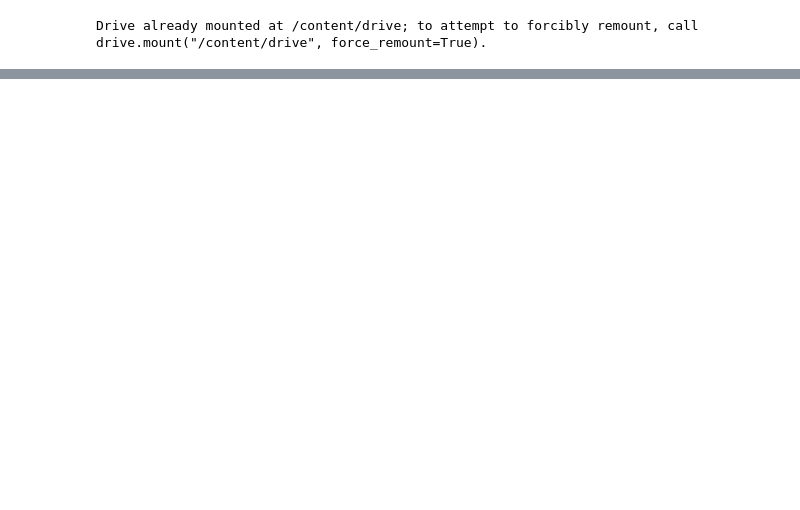
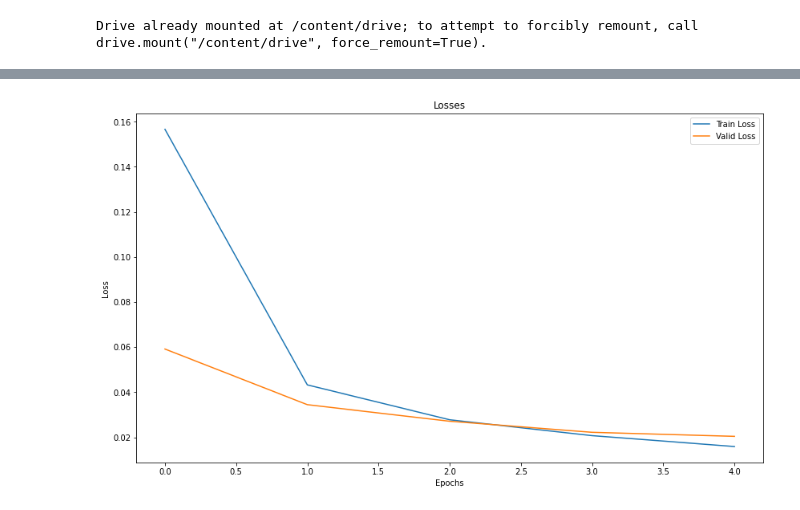
Before and after one commit to OscarChang46/de-identify-sensitive-data-for-cybersecurity-use-cases-e.g.-PII-and-PHI-data-in-unstructured-text-an, a Jupyter notebook: conll_2003baseline.ipynb, the cells around one changed output, grey strips where cells are left out. Cells and saved outputs as stored; diff of their text form; code cells hidden in the pictures; blank space fills up the shorter version.

```diff
--- a/conll_2003baseline.ipynb
+++ b/conll_2003baseline.ipynb
@@ -37,0 +57,11 @@ import matplotlib.pyplot as plt
+# %%
+base_path = './drive/MyDrive/berkeley/capstone/demo/conll2003/'
+
+train_samples = load_sentences(base_path + 'train.txt')
+test_samples = load_sentences(base_path + 'test.txt')
+valid_samples = load_sentences(base_path + 'valid.txt')
+
+samples = train_samples + test_samples
+
+schema = ['_'] + sorted({tag for sentence in samples
+                             for _, tag in sentence})
@@ -37,0 +70,9 @@ import matplotlib.pyplot as plt
+# %%
+from transformers import AutoConfig, TFAutoModelForTokenClassification
+
+MODEL_NAME = 'bert-base-cased'
+
+config = AutoConfig.from_pretrained(MODEL_NAME, num_labels=len(schema))
+model = TFAutoModelForTokenClassification.from_pretrained(MODEL_NAME,
+                                                          config=config)
+model.summary()
@@ -37,0 +124,11 @@ import matplotlib.pyplot as plt
+# %%
+EPOCHS=5
+BATCH_SIZE=8
+
+optimizer = tf.keras.optimizers.Adam(lr=0.000001)
+loss = tf.keras.losses.SparseCategoricalCrossentropy(from_logits=True)
+model.compile(optimizer=optimizer, loss=loss, metrics='accuracy')
+history = model.fit(tf.constant(X_train), tf.constant(y_train),
+                    validation_data=(X_test, y_test),
+                    epochs=EPOCHS,
+                    batch_size=BATCH_SIZE)
@@ -37,0 +146,11 @@ import matplotlib.pyplot as plt
+# %%
+plt.figure(figsize=(14,8))
+plt.title('Losses')
+plt.plot(history.history['loss'], label='Train Loss')
+plt.plot(history.history['val_loss'], label='Valid Loss')
+plt.ylabel('Loss')
+plt.xlabel('Epochs')
+plt.legend()
+plt.show()
+# %% [output]
+[figure, added]
```
Also changed, not shown: parts of 6 cells of this notebook.
